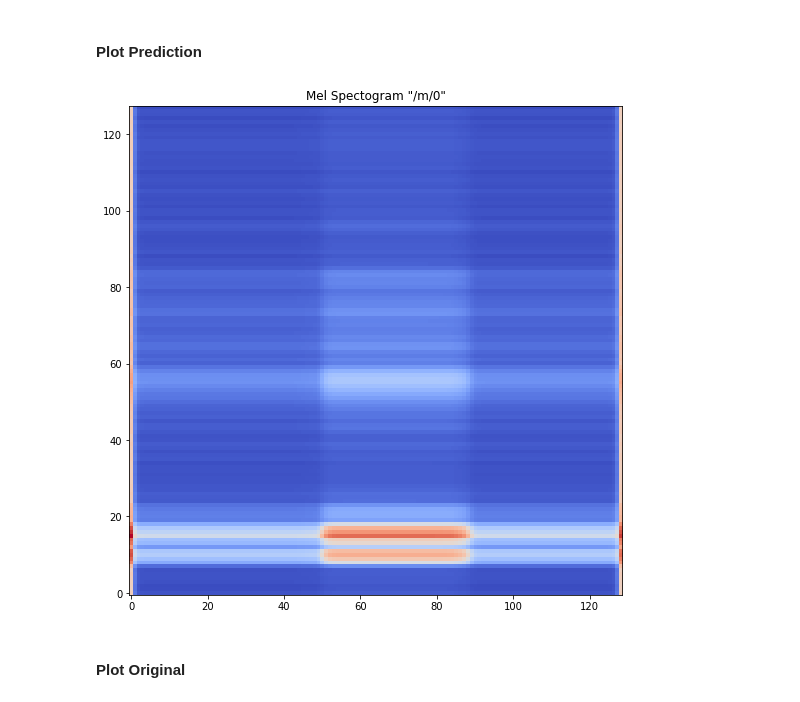
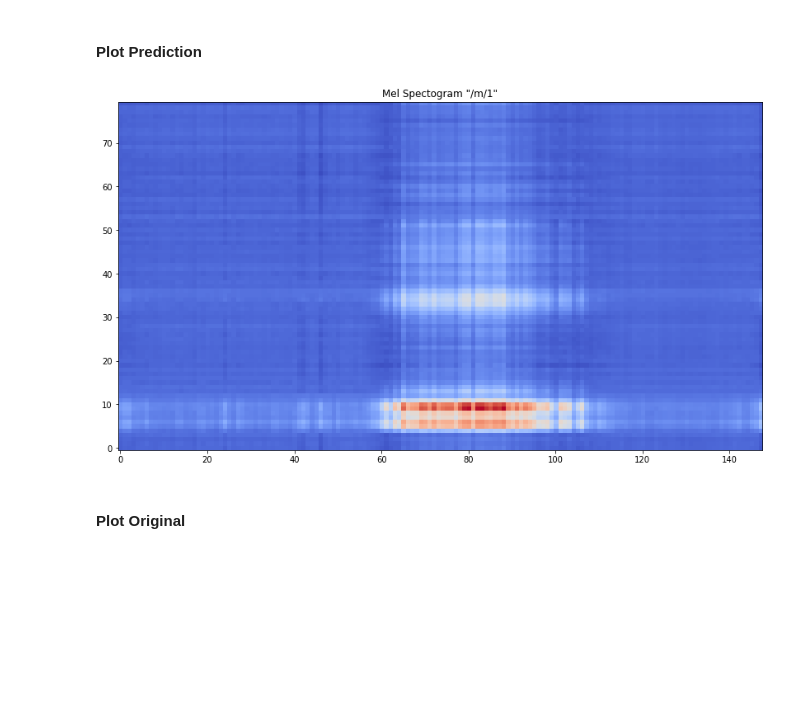
Before and after one commit to MiscellaneousStuff/kara-one-transduction, a Jupyter notebook: main.ipynb, the cells around one changed output. Cells and saved outputs as stored; diff of their text form; code cells hidden in the pictures; blank space fills up the shorter version.

```diff
--- a/main.ipynb
+++ b/main.ipynb
@@ -370,7 +338,7 @@ synth_examples = synth_examples[0:pivot_point]
 
 electrode_slice = 62 # 62
 ins = 5 * electrode_slice # 5 hand-crafted features * 62 electrodes
-outs = 128 # n mels
+outs = 80 # n mels
 
 device = "cuda" if torch.cuda.is_available() else "cpu"
 
@@ -522,7 +478,7 @@ import random
 
 from lib.transduction import DigitalVoicingModel
 
-target_labels = ['/m/'] # ['/piy/', '/diy/', '/m/', '/iy/', '/uw/', '/n/', '/tiy/'] # ["gnaw", "pat", "pot", "knew"]
+target_labels = ['/n/']
 synth_examples_s = [[data for data in dataset if data["label"] in target_label]
                     for target_label in target_labels]
 
@@ -544,7 +500,7 @@ testset  = flatten(testset)
 
 electrode_slice = 62 # 62
 ins = 5 * electrode_slice # 5 hand-crafted features * 62 electrodes
-outs = 128 # n mels
+outs = 80 # 128 # n mels # 80 for waveglow
 
 device = "cuda" if torch.cuda.is_available() else "cpu"
 
@@ -553,16 +509,33 @@ random.seed(seed)
 np.random.seed(seed)
 torch.manual_seed(seed)
 
-model_size = 128
-n_layers = 2
-dropout = 0.5
+model_type = "transformer" # "transformer"
 
-model = DigitalVoicingModel(
-    ins=ins,
-    model_size=model_size,
-    n_layers=n_layers,
-    dropout=dropout,
-    outs=outs).to(device)
+if model_type == "lstm":
+    model_size = 128
+    n_layers = 2
+    dropout = 0.5
+
+    model = DigitalVoicingModel(
+        ins=ins,
+        model_size=model_size,
+        n_layers=n_layers,
+        dropout=dropout,
+        outs=outs).to(device)
+
+elif model_type == "transformer":
+    model_size=ins
+    n_layers = 8
+    dropout = 0.2
+    n_heads = 2
+
+    model = ProposedModel(\
+        model_size=ins,
+        dropout=dropout,
+        num_layers=n_layers,
+        n_heads=n_heads,
+        dim_feedforward=3072,
+        out_dim=outs).to(device)
 # %% [markdown]
 ### Train
 # %%
@@ -734,0 +713,2 @@ KeyboardInterrupt:
+# %%
+model.load_state_dict(torch.load("./models/transformer/m_vocal_300_epochs_0.21515220403671265_mean_vloss.pt"))
@@ -758,13 +738,13 @@ for X, y in zip(view_X_s, view_y_s):
 # %%
 plt.rcParams["figure.figsize"] = (14, 9)
 
 viewset = testset
 
-plot_pred_idx = 0
+plot_pred_idx = 1
 y = torch.squeeze(out_s[plot_pred_idx], 0).float()
 _ = plot_mel_spectrogram(y, viewset[plot_pred_idx]["label"] + str(plot_pred_idx))
 # %% [output]
-[figure, old version]
+[figure, new version]
 # %% [markdown]
 #### Plot Original
 # %%
```
Also changed, not shown: parts of 24 cells of this notebook, 4 other files.
